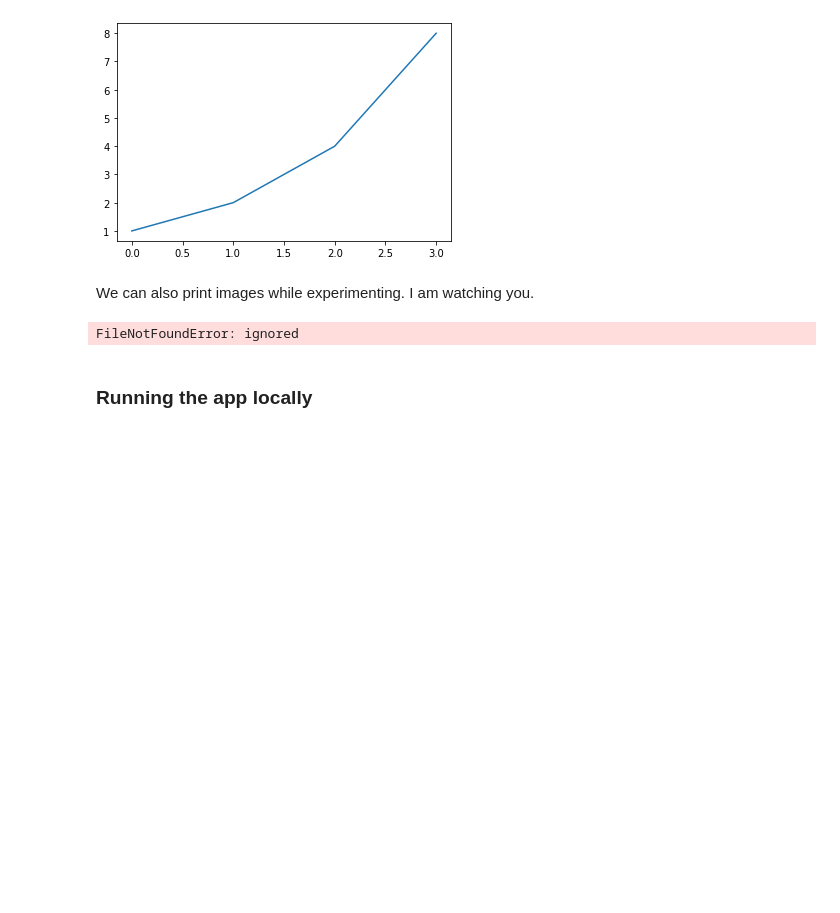
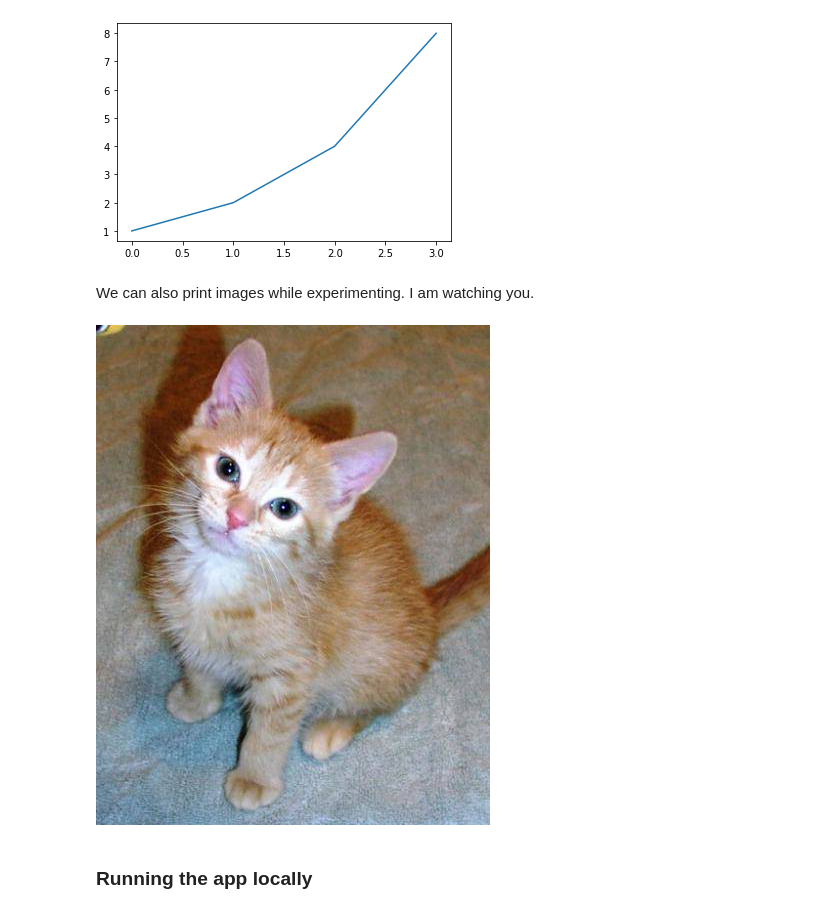
Before and after one commit to kangel429/DeepLearning, a Jupyter notebook: 00_notebook_tutorial.ipynb, the cells around one changed output. Cells and saved outputs as stored; diff of their text form; code cells hidden in the pictures; blank space fills up the shorter version.

Commit message:
Colaboratory를 통해 생성됨

```diff
--- a/00_notebook_tutorial.ipynb
+++ b/00_notebook_tutorial.ipynb
@@ -1,2 +1,7 @@
 # %% [markdown]
 <a href="https://colab.research.google.com/github/kangel429/DeepLearning/blob/master/00_notebook_tutorial.ipynb" target="_parent"><img src="https://colab.research.google.com/assets/colab-badge.svg" alt="Open In Colab"/></a>
+# %%
+from google.colab import drive
+drive.mount('/content/gdrive', force_remount=True)
+root_dir = "/content/gdrive/My Drive/"
+base_dir = "/content/gdrive/My Drive/Colab Notebooks/course-v3-master/nbs/dl1/images/notebook_tutorial/cat_example.jpg"
@@ -153,10 +164,10 @@ plt.show()
 [figure]
 # %% [markdown]
 We can also print images while experimenting. I am watching you.
-# %%
-Image.open('images/notebook_tutorial/cat_example.jpg')
-# %% [output]
-FileNotFoundError: ignored
+# %%
+Image.open(base_dir)
+# %% [output]
+[figure, added]
 # %% [markdown]
 ### Running the app locally
 # %% [markdown]
```
Also changed, not shown: parts of 6 cells of this notebook.
